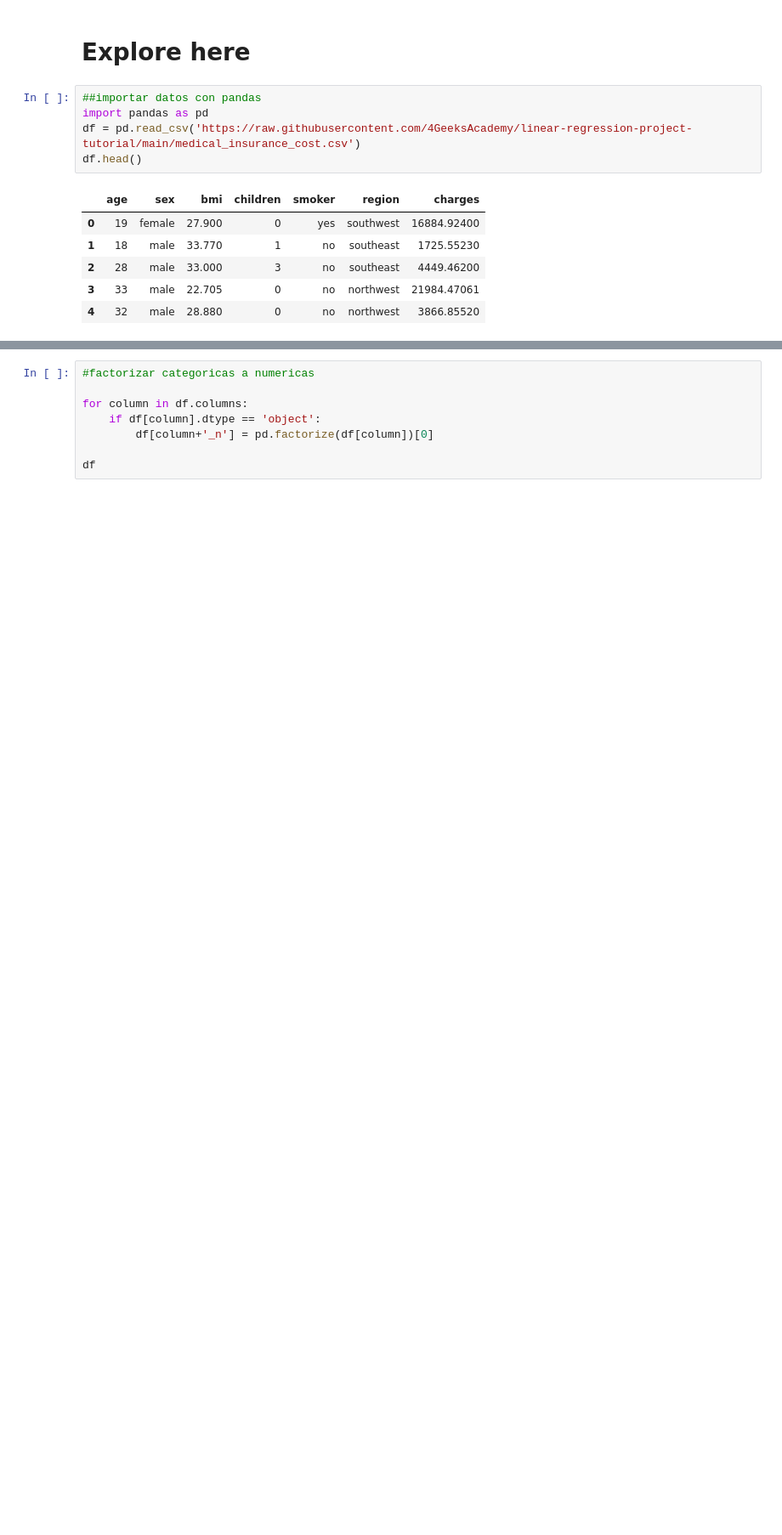
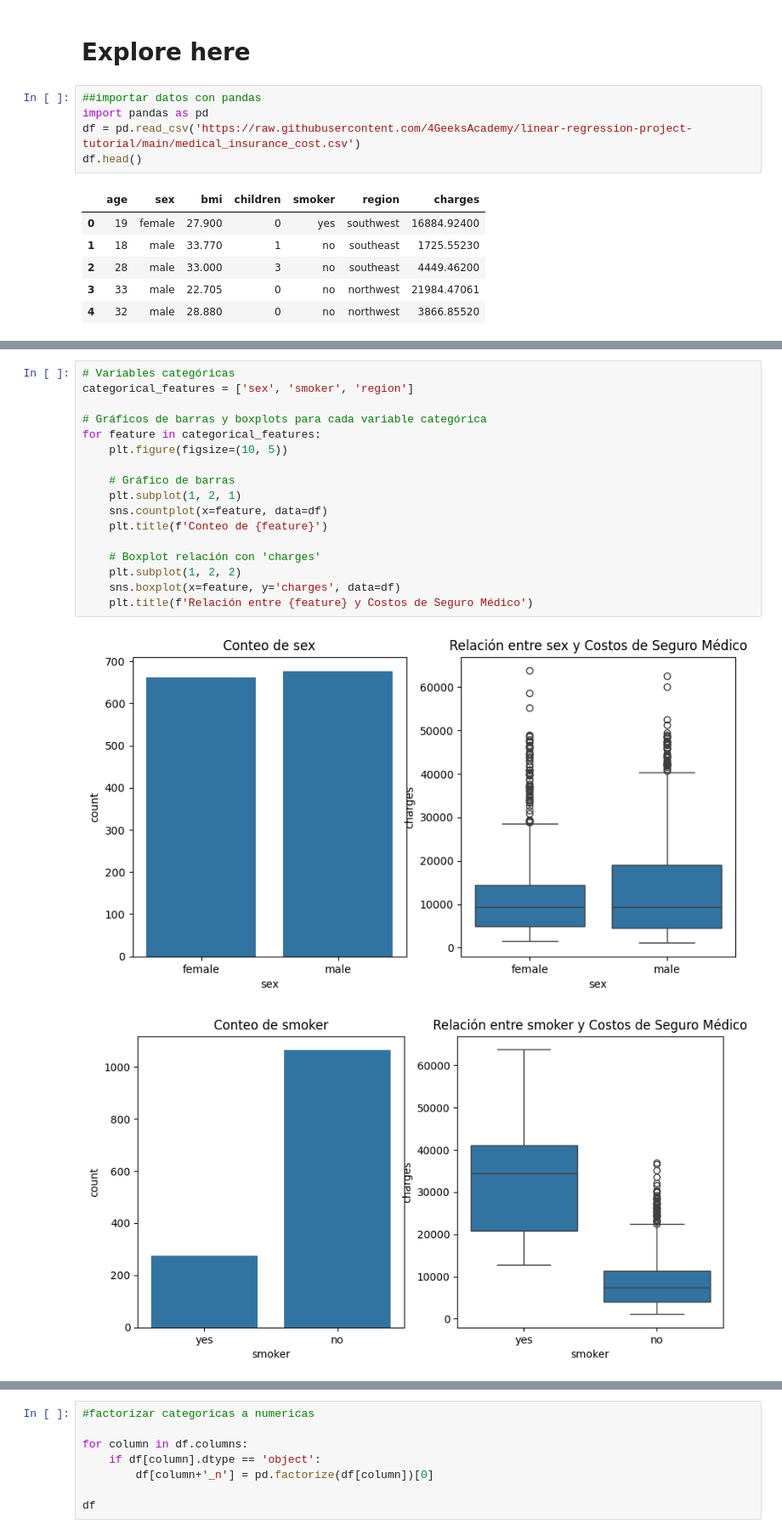
Before and after one commit to Paula3228/Regresi-n-Lineal, a Jupyter notebook: src/explore.ipynb, the cells around one changed output, grey strips where cells are left out. Shown at 85% size. Cells and saved outputs as stored; diff of their text form; blank space fills up the shorter version.

```diff
--- a/src/explore.ipynb
+++ b/src/explore.ipynb
@@ -53,0 +50,20 @@ df.to_csv('../data/raw/df_raw.csv', index=False) #guardar en un csv
+# %%
+# Variables categóricas
+categorical_features = ['sex', 'smoker', 'region']
+
+# Gráficos de barras y boxplots para cada variable categórica
+for feature in categorical_features:
+    plt.figure(figsize=(10, 5))
+
+    # Gráfico de barras
+    plt.subplot(1, 2, 1)
+    sns.countplot(x=feature, data=df)
+    plt.title(f'Conteo de {feature}')
+
+    # Boxplot relación con 'charges'
+    plt.subplot(1, 2, 2)
+    sns.boxplot(x=feature, y='charges', data=df)
+    plt.title(f'Relación entre {feature} y Costos de Seguro Médico')
+# %% [output]
+[figure, added]
+[figure, added]
```
Also changed, not shown: parts of 12 cells of this notebook.
